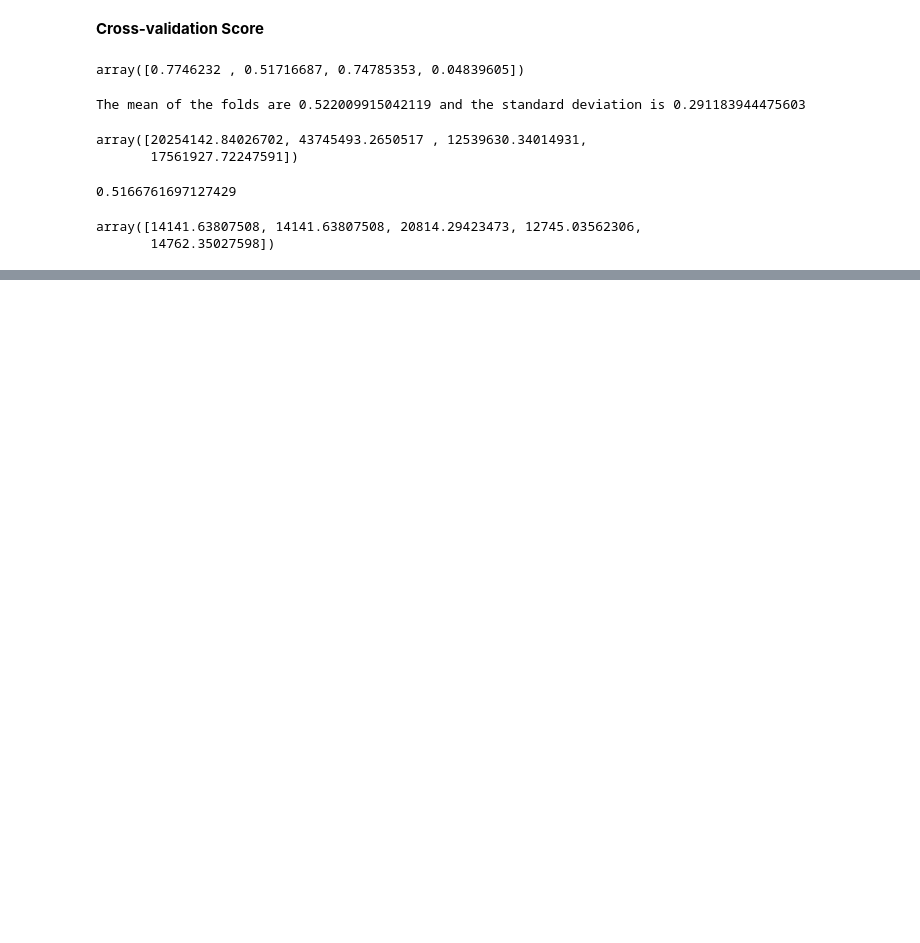
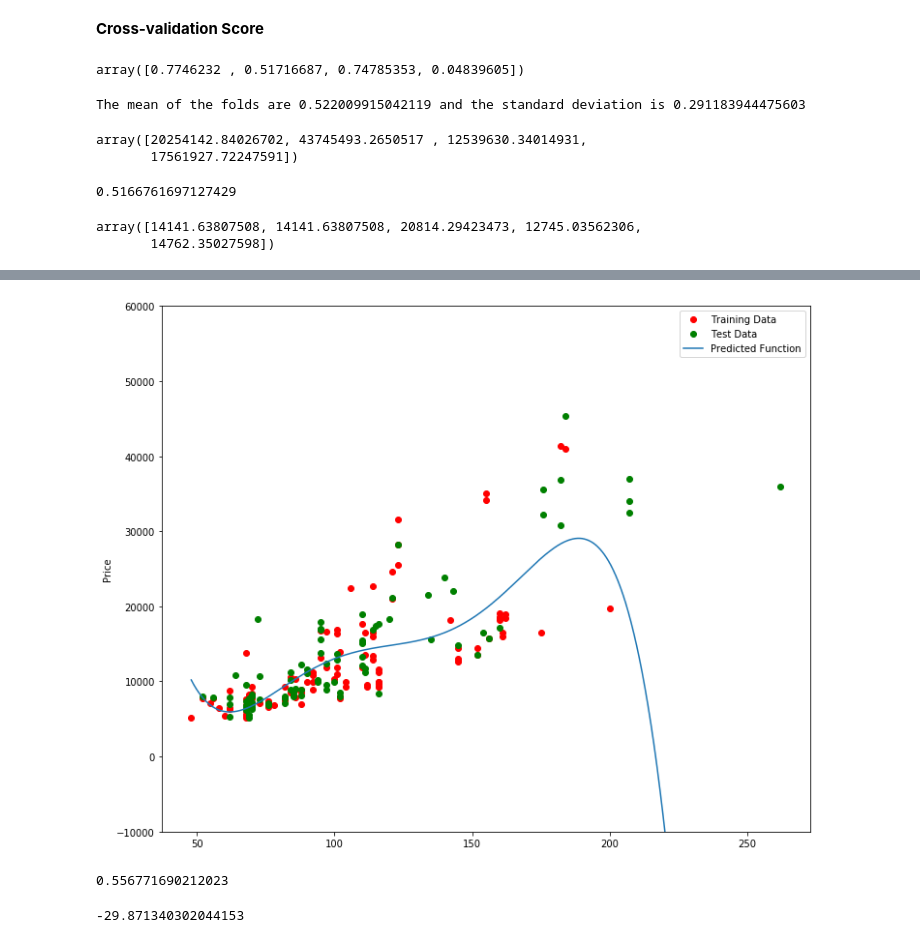
Before and after one commit to antobarbero/analyzing_data_course_edx, a Jupyter notebook: lab5_model_evaluation.ipynb, the cells around one changed output, grey strips where cells are left out. Cells and saved outputs as stored; diff of their text form; code cells hidden in the pictures; blank space fills up the shorter version.

```diff
--- a/lab5_model_evaluation.ipynb
+++ b/lab5_model_evaluation.ipynb
@@ -167,0 +210,4 @@ array([14141.63807508, 14141.63807508, 20814.29423473, 12745.03562306,
+# %%
+from sklearn.preprocessing import PolynomialFeatures
+
+x_train, x_test, y_train, y_test = train_test_split(x_data, y_data, test_size=0.45, random_state=0)
@@ -167,0 +238,19 @@ array([14141.63807508, 14141.63807508, 20814.29423473, 12745.03562306,
+# %%
+polly_plot(x_train[['horsepower']], x_test[['horsepower']], y_train, y_test, poly,pr)
+
+# We see that the estimated function appears to track the data
+# but around 200 horsepower, the function begins to diverge from the data points.
+# %% [output]
+[figure, added]
+# %%
+# R^2 of the training data:
+poly.score(x_train_pr, y_train)
+# %% [output]
+0.556771690212023
+# %%
+# R^2 of the test data:
+poly.score(x_test_pr, y_test)
+
+# The lower the R^2, the worse the model, a Negative R^2 is a sign of overfitting.
+# %% [output]
+-29.871340302044153
```
Also changed, not shown: parts of 21 cells of this notebook.
